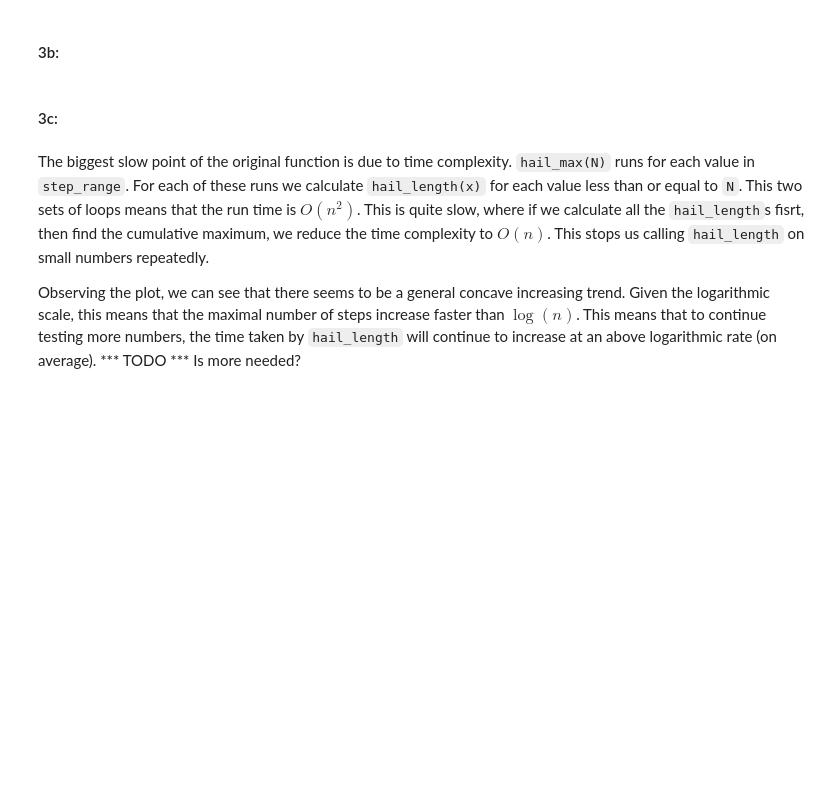
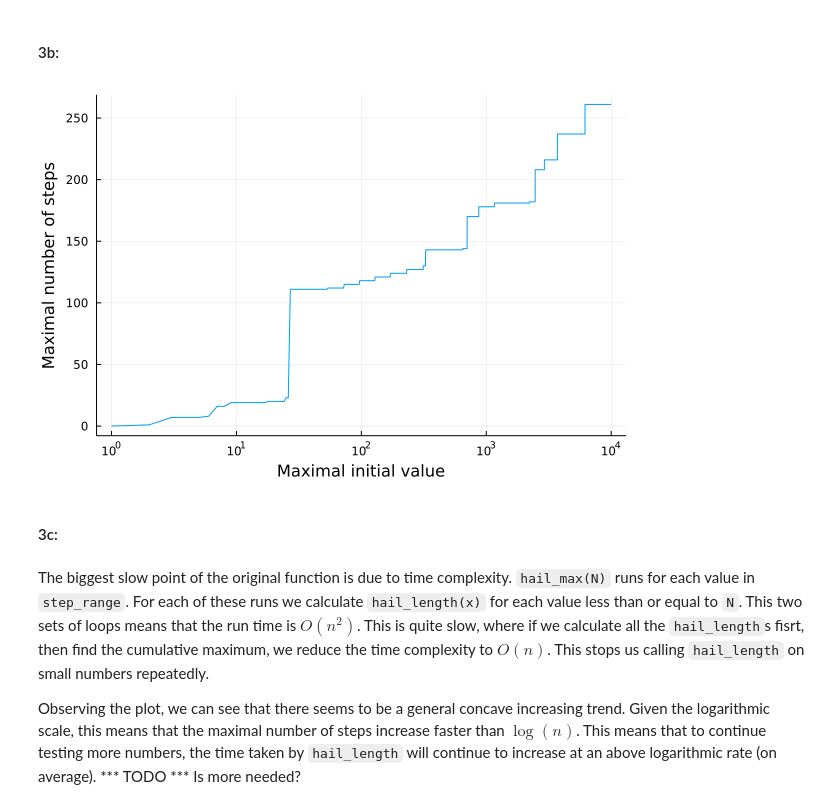
Before and after one commit to 49Indium/Isaac-Beh__Leanna-Salve-2504-2022-BigHW, a Jupyter notebook: Submission-Form-I-Q1-Q4.ipynb, the cells around one changed output. Saved outputs shown, nothing was run; the diff lists cells and outputs as text; code cells hidden in the pictures; blank space fills up the shorter version.

```diff
--- a/Submission-Form-I-Q1-Q4.ipynb
+++ b/Submission-Form-I-Q1-Q4.ipynb
@@ -317,21 +334,23 @@ println("All positive integers up to 10⁸ went to 1")
 # %%
 using Plots
 function hail_length(x::Int)
     n = 0
     while x != 1
-        x = ((x % 2 == 0) ? (x ÷ 2) : (3x + 1))
+        x = ((x % 2 == 0) ? fld(x, 2) : (3x + 1))
         n += 1
     end
     return n
 end
 
 
 hail_max(N) = maximum([hail_length(x) for x in 1:N])
 
 step_range = 1:10^4
 max_vals = [hail_max(N) for N in step_range]
 plot(step_range, max_vals, xaxis=:log,
     label=false, xlabel="Maximal initial value", ylabel="Maximal number of steps")
+# %% [output]
+[figure, added]
 # %% [markdown]
 #### 3c:
 # %%
```
Also changed, not shown: parts of 5 cells of this notebook.
